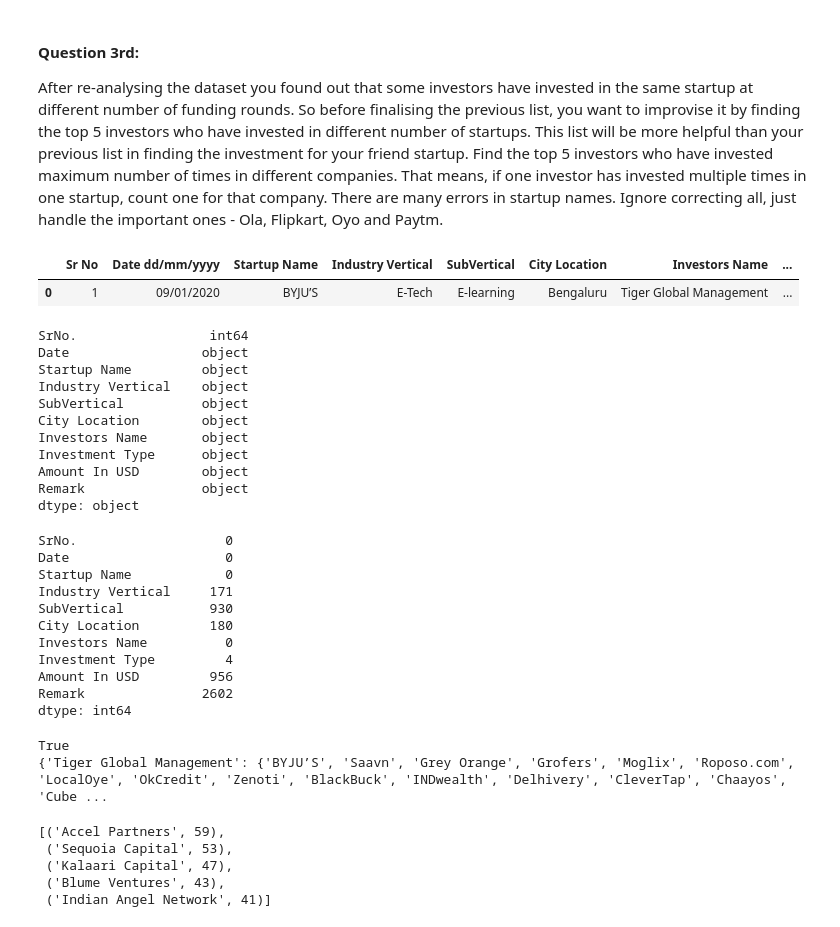
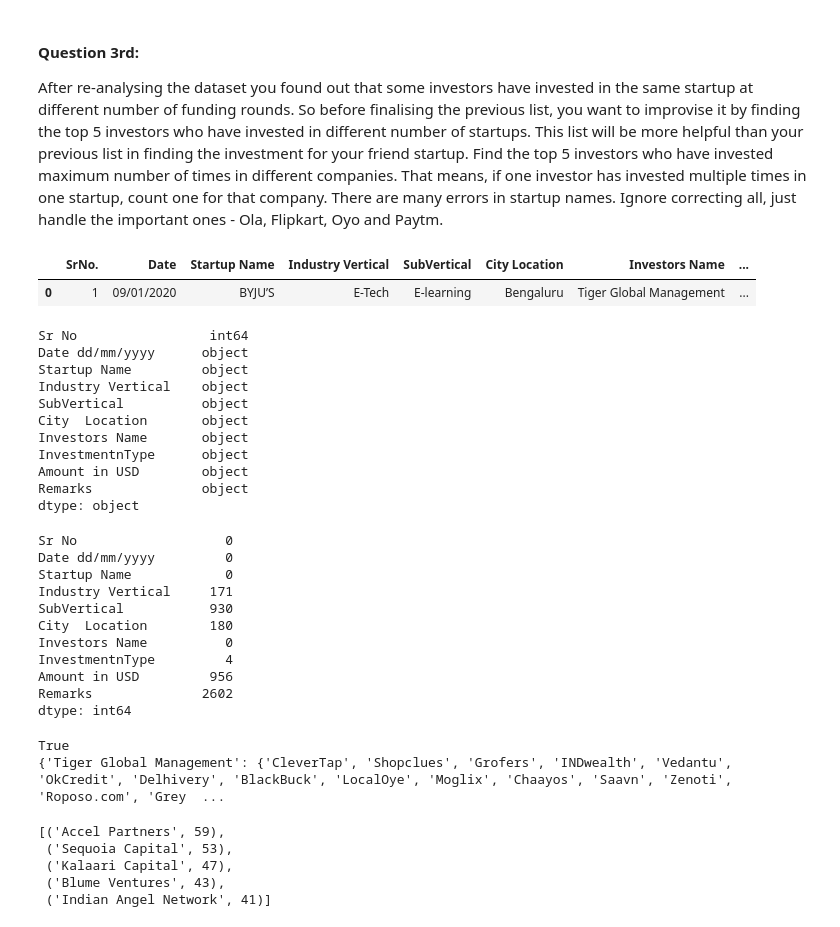
Before and after one commit to Aman-JR/Data_Science, a Jupyter notebook: Project Case Study/Project.ipynb, the cells around one changed output. Cells and saved outputs as stored; diff of their text form; code cells hidden in the pictures.

```diff
--- a/Project Case Study/Project.ipynb
+++ b/Project Case Study/Project.ipynb
@@ -250,12 +255,12 @@ important ones - Ola, Flipkart, Oyo and
 Paytm.
 # %%
 df2 = pd.read_csv('StartUp_Funding.csv',encoding='utf-8')
-df.columns = ['SrNo.','Date','Startup Name','Industry Vertical','SubVertical','City Location','Investors Name','Investment Type','Amount In USD','Remark']
+df2.columns = ['SrNo.','Date','Startup Name','Industry Vertical','SubVertical','City Location','Investors Name','Investment Type','Amount In USD','Remark']
 # Checking the column names.
-ColumnNames = list(df)
+ColumnNames = list(df2)
 df2.head(1)
 # %% [output]
-|  | Sr No | Date dd/mm/yyyy | Startup Name | Industry Vertical | SubVertical | City Location | Investors Name | ... |
+|  | SrNo. | Date | Startup Name | Industry Vertical | SubVertical | City Location | Investors Name | ... |
 | 0 | 1 | 09/01/2020 | BYJU’S | E-Tech | E-learning | Bengaluru | Tiger Global Management | ... |
 # %%
 # Drop NULL values
@@ -275,30 +280,30 @@ df['Startup Name'].replace('Paytm Marketplace','Paytm',inplace=True)
 # %%
 df.dtypes
 # %% [output]
-SrNo.                 int64
-Date                 object
+Sr No                 int64
+Date dd/mm/yyyy      object
 Startup Name         object
 Industry Vertical    object
 SubVertical          object
-City Location        object
+City  Location       object
 Investors Name       object
-Investment Type      object
-Amount In USD        object
-Remark               object
+InvestmentnType      object
+Amount in USD        object
+Remarks              object
 dtype: object
 # %%
 df.isnull().sum()
 # %% [output]
-SrNo.                   0
-Date                    0
+Sr No                   0
+Date dd/mm/yyyy         0
 Startup Name            0
 Industry Vertical     171
 SubVertical           930
-City Location         180
+City  Location        180
 Investors Name          0
-Investment Type         4
-Amount In USD         956
-Remark               2602
+InvestmentnType         4
+Amount in USD         956
+Remarks              2602
 dtype: int64
 # %%
 StartUp = list(df['Startup Name'])
@@ -320,7 +325,7 @@ for i in range (0,len(StartUp)):
 print(d)
 # %% [output]
 True
-{'Tiger Global Management': {'BYJU’S', 'Saavn', 'Grey Orange', 'Grofers', 'Moglix', 'Roposo.com', 'LocalOye', 'OkCredit', 'Zenoti', 'BlackBuck', 'INDwealth', 'Delhivery', 'CleverTap', 'Chaayos', 'Cube ...
+{'Tiger Global Management': {'CleverTap', 'Shopclues', 'Grofers', 'INDwealth', 'Vedantu', 'OkCredit', 'Delhivery', 'BlackBuck', 'LocalOye', 'Moglix', 'Chaayos', 'Saavn', 'Zenoti', 'Roposo.com', 'Grey  ...
 # %%
 for key in d:
     d[key]=len(d[key])
```
Also changed, not shown: parts of 20 cells of this notebook, 2 other files.
